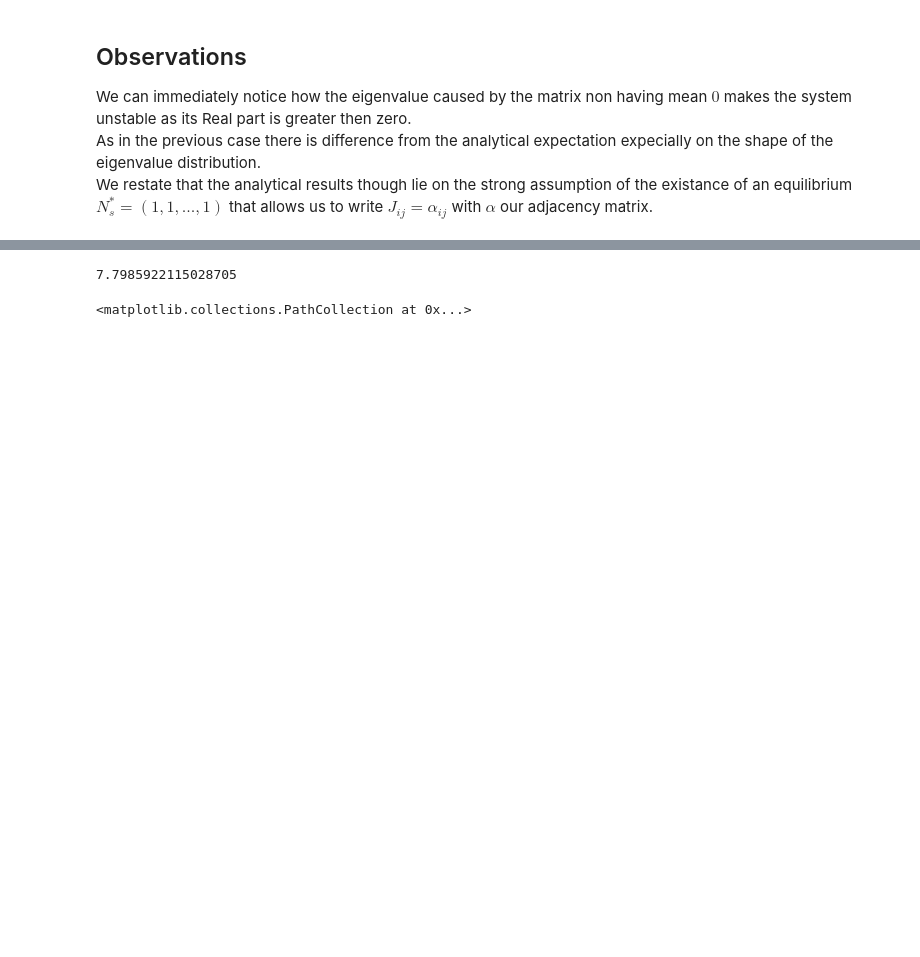
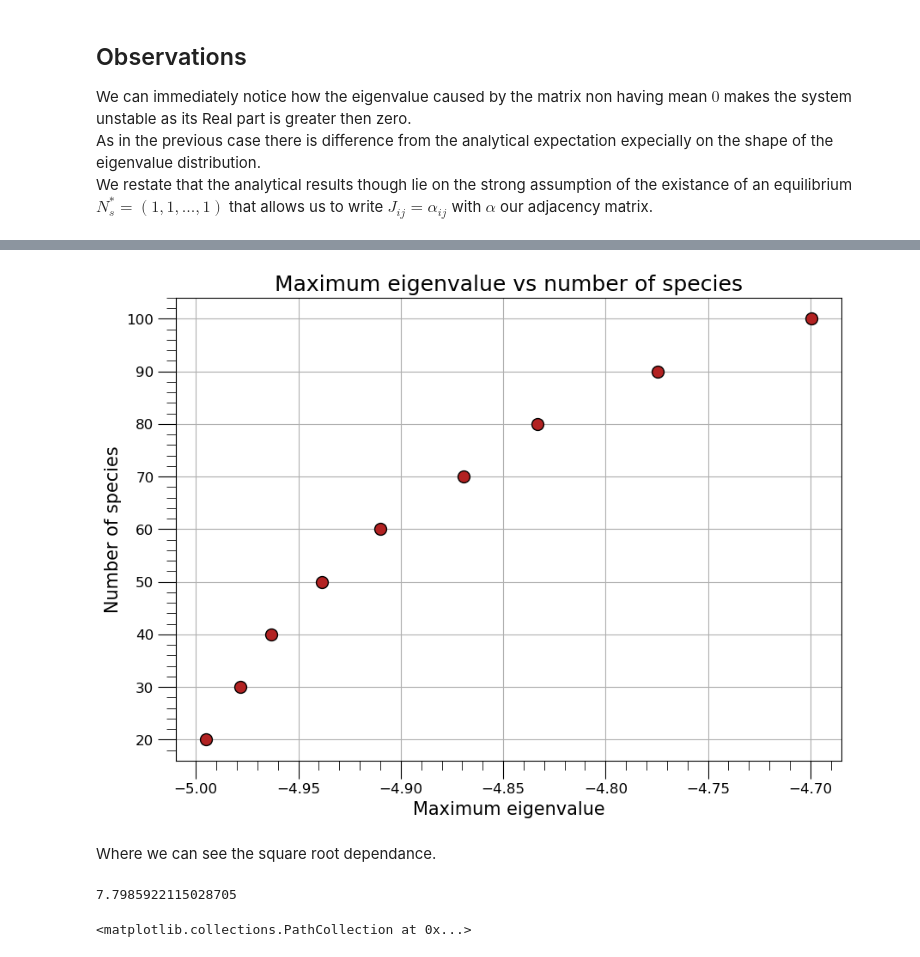
Before and after one commit to tommasoamico/PhysicalModelsOfLivingSystems, a Jupyter notebook: Week_4_assigment/Tommaso_Amico_week4.ipynb, the cells around one changed output, grey strips where cells are left out. Drawn from its saved outputs; the diff is of its cells as text; code cells hidden in the pictures; blank space fills up the shorter version.

```diff
--- a/Week_4_assigment/Tommaso_Amico_week4.ipynb
+++ b/Week_4_assigment/Tommaso_Amico_week4.ipynb
@@ -448,2 +537,20 @@ We expect to find something linear as
+# %%
+max_eigenvalues = [np.mean([np.max(mutualistic_random_matrix(species, C := 0.01, d, distributions['gaussian'], parameters['gaussian']).real)\
+      for _ in range(1000)]) for species in range_species]
+
+fig, ax = plt.subplots(figsize = (10, 7))
+ax.scatter(max_eigenvalues, range_species, s= 100, color = 'firebrick', edgecolor = 'black', zorder = 2)
+ax.tick_params(axis='both', which='major', labelsize=12, length=15)
+ax.tick_params(axis='both', which='minor', labelsize=12, length=8)
+ax.set_ylabel('Number of species', fontsize = 15)
+ax.set_xlabel('Maximum eigenvalue', fontsize = 15)
+ax.set_title('Maximum eigenvalue vs number of species', fontsize = 18)
+ax.minorticks_on()
+ax.grid(zorder = 1)
+plt.show()
+# %% [output]
+[figure, added]
+# %% [markdown]
+Where we can see the square root dependance.
 # %%
 range_species = np.arange(20, 101, 10)
```
Also changed, not shown: parts of 16 cells of this notebook.
